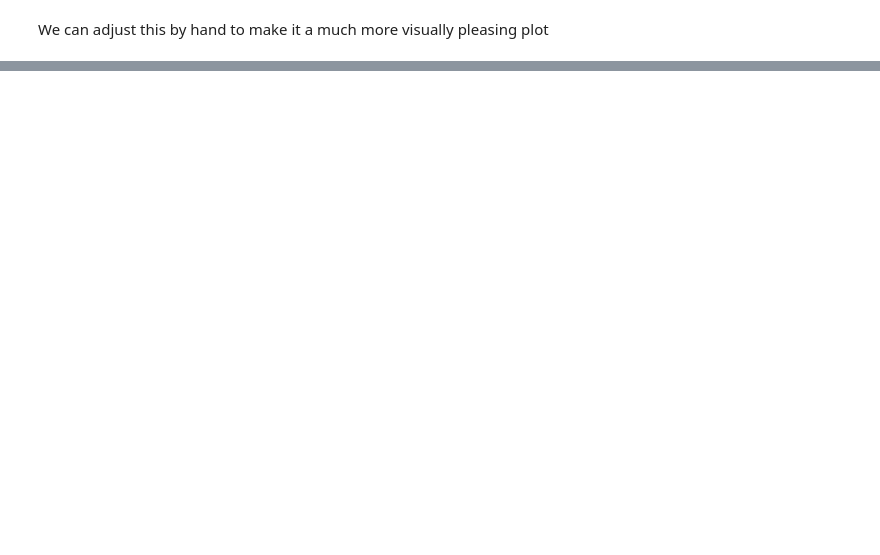
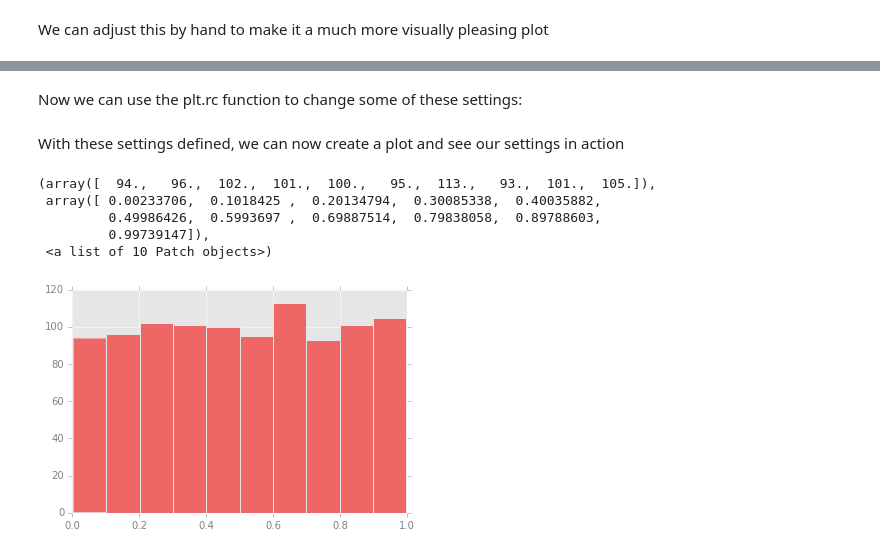
Before and after one commit to jorellano/Visualization-with-Matplotlib, a Jupyter notebook: !11 Customizing Matplotlib Configurations and Stylesheets.ipynb, the cells around one changed output, grey strips where cells are left out. Saved outputs shown, nothing was run; the diff lists cells and outputs as text; code cells hidden in the pictures; blank space fills up the shorter version.

```diff
--- a/!11 Customizing Matplotlib Configurations and Stylesheets.ipynb
+++ b/!11 Customizing Matplotlib Configurations and Stylesheets.ipynb
@@ -48,0 +63,27 @@ NameError: name 'plt' is not defined
+# %%
+IPython_default = plt.rcParams.copy()
+# %% [markdown]
+Now we can use the plt.rc function to change some of these settings:
+# %%
+from matplotlib import cycler
+colors = cycler('color',
+                ['#EE6666', '#3388BB', '#9988DD',
+                 '#EECC55', '#88BB44', '#FFBBBB'])
+plt.rc('axes', facecolor='#E6E6E6', edgecolor='none',
+       axisbelow=True, grid=True, prop_cycle=colors)
+plt.rc('grid', color='w', linestyle='solid')
+plt.rc('xtick', direction='out', color='gray')
+plt.rc('ytick', direction='out', color='gray')
+plt.rc('patch', edgecolor='#E6E6E6')
+plt.rc('lines', linewidth=2)
+# %% [markdown]
+With these settings defined, we can now create a plot and see our settings in action
+# %%
+plt.hist(x)
+# %% [output]
+(array([  94.,   96.,  102.,  101.,  100.,   95.,  113.,   93.,  101.,  105.]),
+ array([ 0.00233706,  0.1018425 ,  0.20134794,  0.30085338,  0.40035882,
+         0.49986426,  0.5993697 ,  0.69887514,  0.79838058,  0.89788603,
+         0.99739147]),
+ <a list of 10 Patch objects>)
+[figure, added]
```
Also changed, not shown: parts of 21 cells of this notebook.
